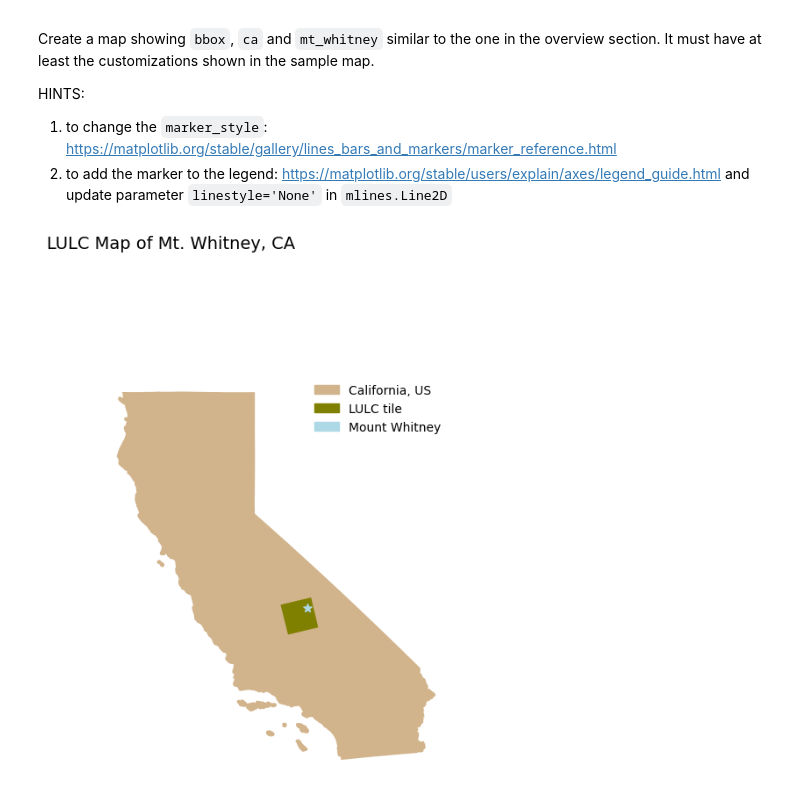
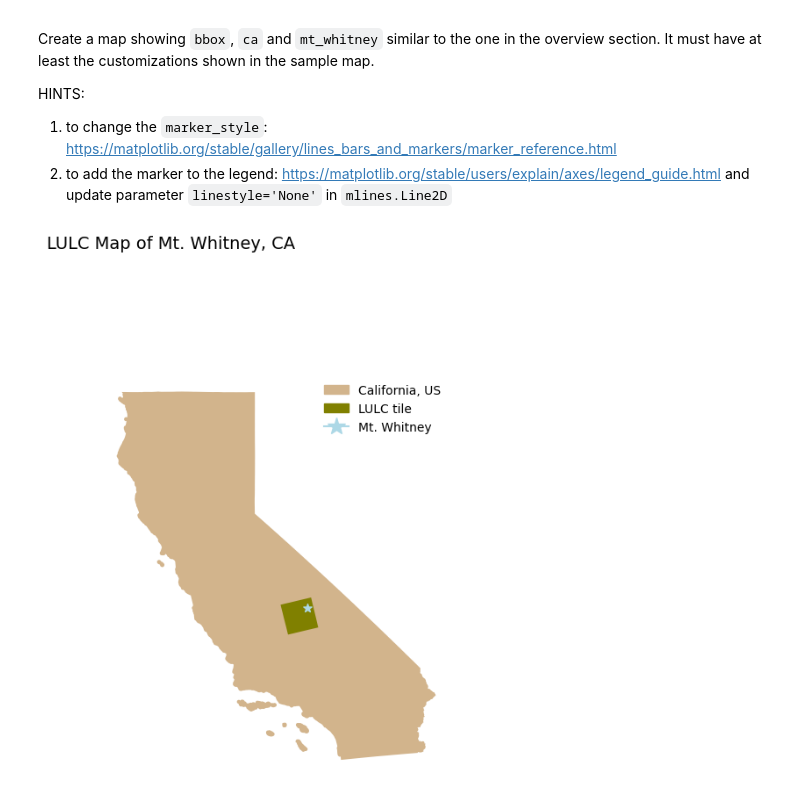
Before and after one commit to saingersoll/eds220-hwk-4, a Jupyter notebook: hwk4-task1-whitney-map.ipynb, the cells around one changed output. Cells and saved outputs as stored; diff of their text form; code cells hidden in the pictures.

```diff
--- a/hwk4-task1-whitney-map.ipynb
+++ b/hwk4-task1-whitney-map.ipynb
@@ -172,37 +245,40 @@ HINTS:
 1. to change the `marker_style`: https://matplotlib.org/stable/gallery/lines_bars_and_markers/marker_reference.html
 2. to add the marker to the legend: https://matplotlib.org/stable/users/explain/axes/legend_guide.html and update parameter `linestyle='None'` in `mlines.Line2D`
 # %%
-size = 8
-aspect = lulc.rio.width/lulc.rio.height
+# plotting the LULC tile, Mt. Whitney, and CA
+size = 8                                  # fig size in inches
+aspect = lulc.rio.width/lulc.rio.height   # aspect ratio of fig
 
-fig, ax = plt.subplots()
-fig.set_size_inches(size, size*aspect)
-fig.suptitle('LULC Map of Mt. Whitney, CA', fontsize=14)
-fig.subplots_adjust(left=0.4)
-plt.axis('off')
+fig, ax = plt.subplots()                  # creates fig to plot on
+fig.suptitle('LULC Map of Mt. Whitney, CA',
+             fontsize = 14)               # adds title & assigns size
+fig.subplots_adjust(left=0.4)             # positions map to appear more centered
+plt.axis('off')                           # removes axes
 
-ca.plot(ax = ax,
-        color = 'tan',
+ca.plot(ax = ax,                          # base layer of CA map
+        color = 'tan',                    # color
        aspect = 1)
-ca_patch = mpatches.Patch(color = 'tan',
+ca_patch = mpatches.Patch(color = 'tan',  # legend info
                           label = 'California, US')
 
-bbox.plot(ax = ax,
+bbox.plot(ax = ax,                        # lulc boundary box added to plot
          color = 'olive')
-lulc_patch = mpatches.Patch(color = 'olive',
+lulc_patch = mpatches.Patch(color = 'olive', # lulc legend info
                            label = 'LULC tile')
 
-mt_whitney.plot(ax = ax,
+mt_whitney.plot(ax = ax,                  # Mt. Whitney added to plot
                color = 'lightblue',
                aspect = 1,
-               marker = '*',
-               markersize = 50)
-mt_whitney_patch = mpatches.Patch(color = 'lightblue',
-                                 label = 'Mount Whitney',
-                                 hatch = {'*'})
-
-ax.legend(handles = [ca_patch, lulc_patch, mt_whitney_patch], frameon = False, loc = 'upper right')
-
+               marker = '*',              # star shape
+               markersize = 50)           # marker size
+mt_whitney_line = mlines.Line2D([],[],    # Mt. Whitney legend info with star shape
+                                color ='lightblue',
+                                marker='*',
+                          markersize = 15,
+                                label ='Mt. Whitney')
+# adding legend patches and line to the plot
+ax.legend(handles = [ca_patch, lulc_patch, mt_whitney_line], frameon = False, loc = 'upper right')
+# show our beautiful plot
 plt.show()
 # %% [output]
-[figure, old version]
+[figure, new version]
```
Also changed, not shown: parts of 12 cells of this notebook, 2 other files.
